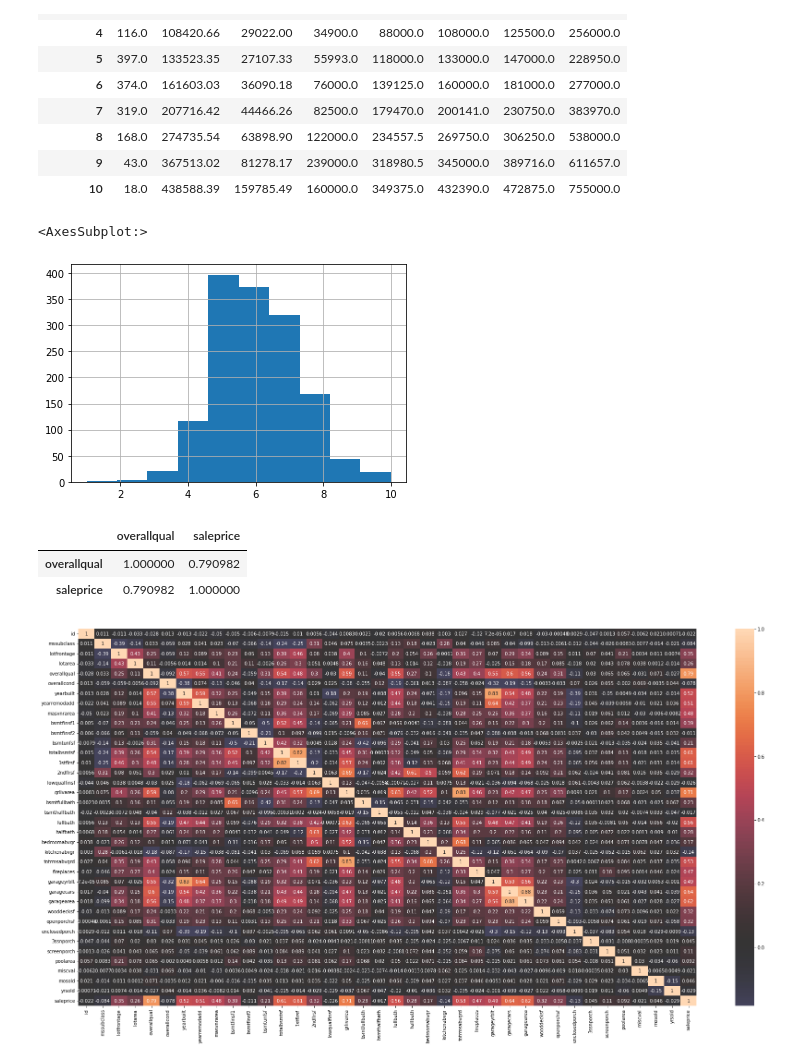
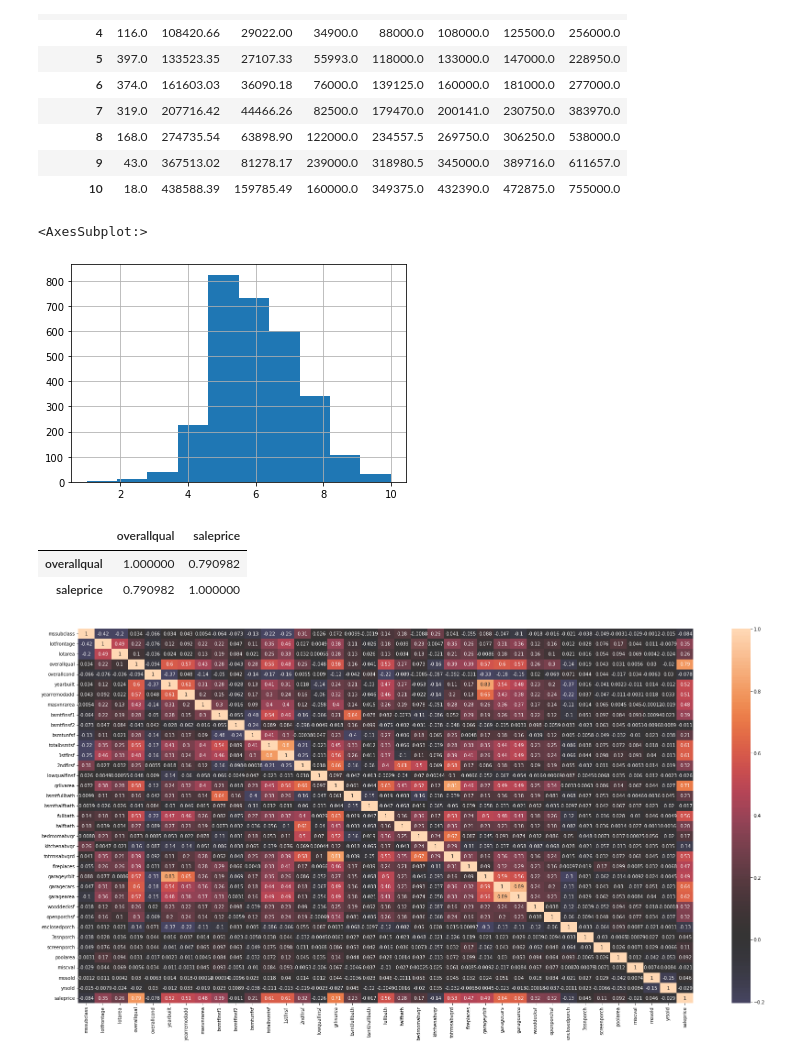
Before and after one commit to ViniciusHolanda001/House_Prices, a Jupyter notebook: notebook/eda_house_prices.ipynb, the cells around one changed output. Drawn from its saved outputs; the diff is of its cells as text; code cells hidden in the pictures.

```diff
--- a/notebook/eda_house_prices.ipynb
+++ b/notebook/eda_house_prices.ipynb
@@ -46,3 +46,6 @@ df_train.head(10)
 df_train.shape
 # %% [output]
 (1460, 81)
+# %%
+df_test = pd.read_csv(os.path.join(data_path, 'data', 'test.csv'))
+df_train.head(10)
@@ -48,0 +70,3 @@ df_train.shape
+# %%
+df_concat = pd.concat([df_train, df_test], ignore_index=True)
+df_concat.head(10)
@@ -49,5 +109,5 @@ df_train.shape
 # %% [markdown]
 # Renaming Columns
 # %%
-df_train.columns = map(str.lower, df_train.columns)
+df_concat.columns = map(str.lower, df_concat.columns)
 # %%
@@ -135,0 +134,3 @@ memory usage: 924.0+ KB
+# %%
+drop_cols = ['id']
+df_concat.drop(drop_cols, axis = 1, inplace = True)
@@ -194,8 +217,8 @@ df_overal_quality_desc.round(2)
 | 9 | 43.0 | 367513.02 | 81278.17 | 239000.0 | 318980.5 | 345000.0 | 389716.0 | 611657.0 |
 | 10 | 18.0 | 438588.39 | 159785.49 | 160000.0 | 349375.0 | 432390.0 | 472875.0 | 755000.0 |
 # %%
-df_train['overallqual'].hist()
+df_concat['overallqual'].hist()
 # %% [output]
 <AxesSubplot:>
-[figure, old version]
+[figure, new version]
 # %%
@@ -206,7 +229,7 @@ df_train[['overallqual', 'saleprice']].corr()
 | saleprice | 0.790982 | 1.000000 |
 # %%
 plt.figure(figsize=(30, 15))
-sns.heatmap(df_train.corr(), annot=True, center = 0.01, robust = True, linecolor = 'black', alpha = 0.9)
+sns.heatmap(df_concat.corr(), annot=True, center = 0.01, robust = True, linecolor = 'black', alpha = 0.9)
 plt.show()
 # %% [output]
-[figure, old version]
+[figure, new version]
```
Also changed, not shown: parts of 21 cells of this notebook.
